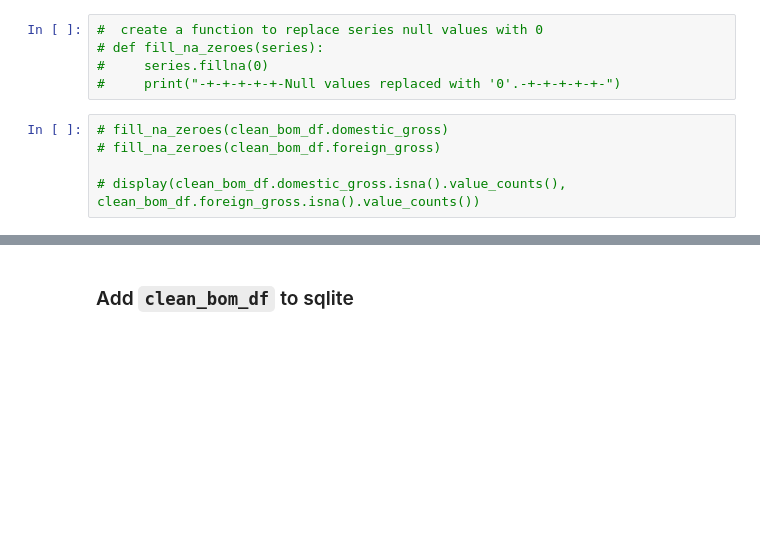
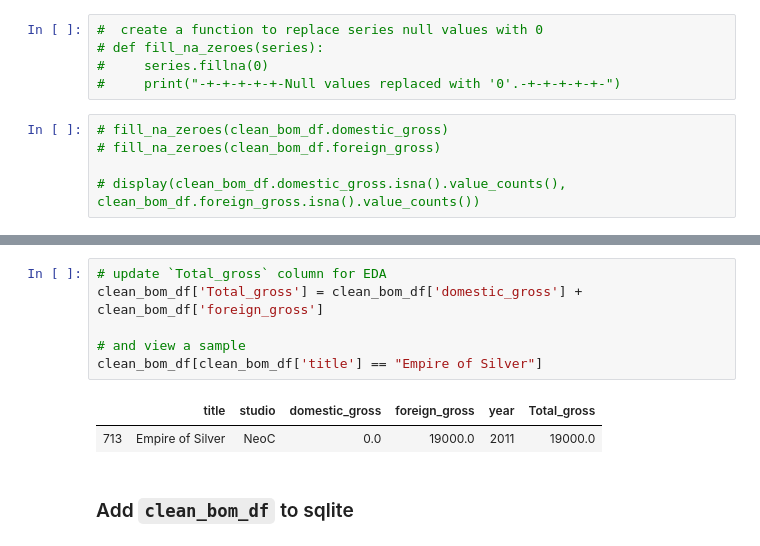
Before and after one commit to jammy-bot/dsc-mod-1-project-v2-1-online-ds-ft-120919, a Jupyter notebook: movies-clean-transform.ipynb, the cells around one changed output, grey strips where cells are left out. Saved outputs shown, nothing was run; the diff lists cells and outputs as text; blank space fills up the shorter version.

```diff
--- a/movies-clean-transform.ipynb
+++ b/movies-clean-transform.ipynb
@@ -320,3 +326,12 @@ dtype: int64
+# %%
+# update `Total_gross` column for EDA
+clean_bom_df['Total_gross'] = clean_bom_df['domestic_gross'] + clean_bom_df['foreign_gross']
+
+# and view a sample
+clean_bom_df[clean_bom_df['title'] == "Empire of Silver"]
+# %% [output]
+|  | title | studio | domestic_gross | foreign_gross | year | Total_gross |
+| 713 | Empire of Silver | NeoC | 0.0 | 19000.0 | 2011 | 19000.0 |
 # %% [markdown]
 ### Add `clean_bom_df` to sqlite
 # %%
```
Also changed, not shown: parts of 35 cells of this notebook.
